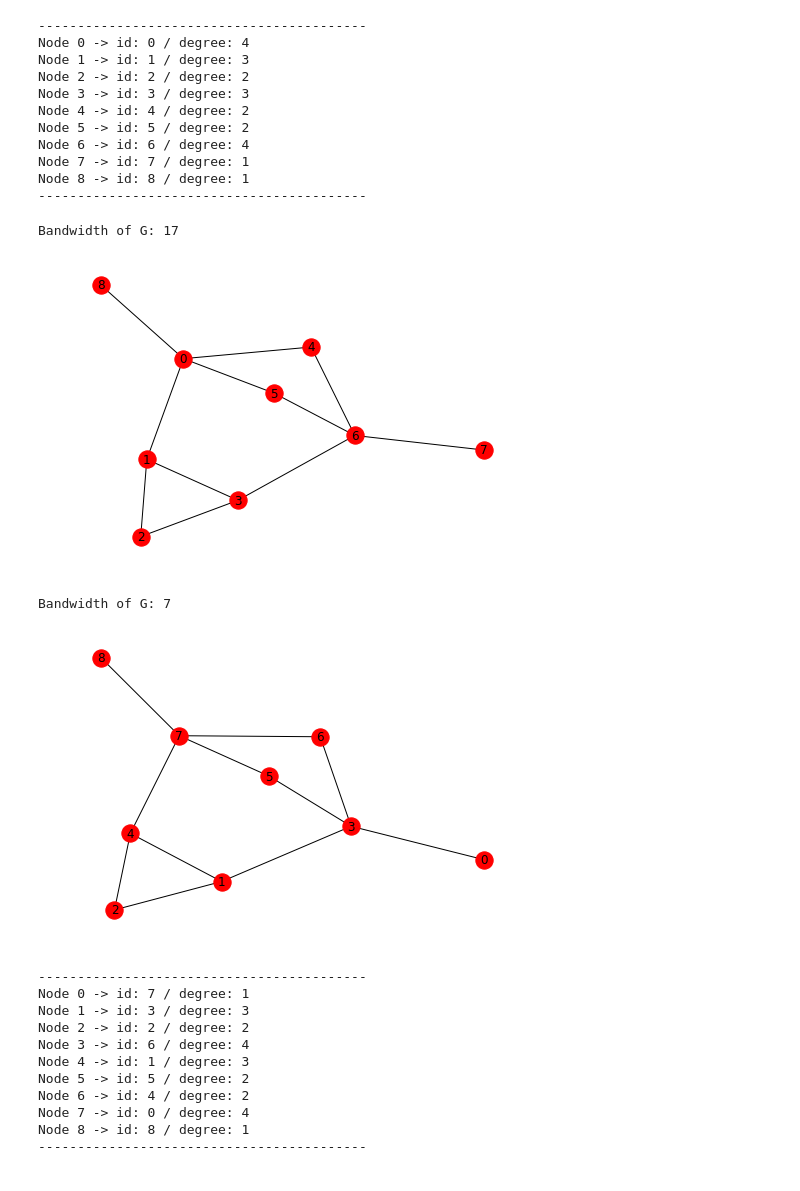
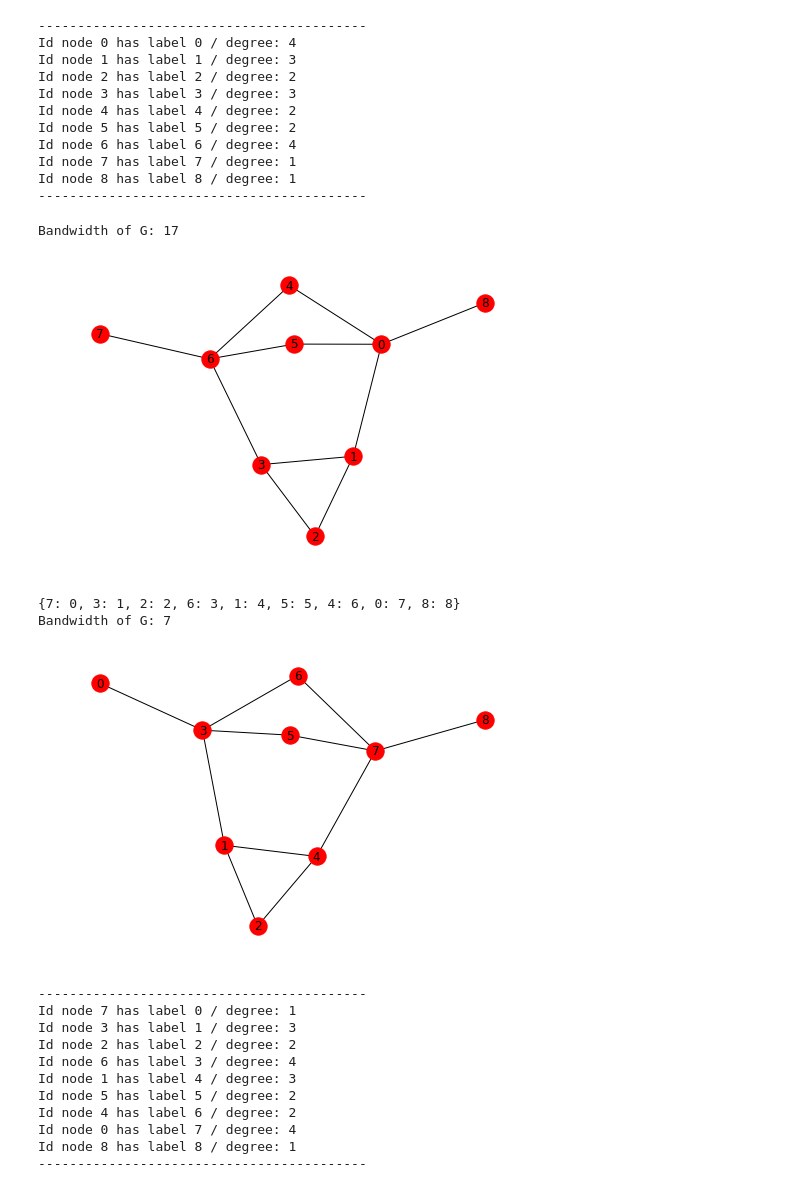
Before and after one commit to MLRG-CEFET-RJ/graph-structured-data, a Jupyter notebook: tutorials/reverse_cuthill_example.ipynb, the cells around one changed output. Drawn from its saved outputs; the diff is of its cells as text; code cells hidden in the pictures.

Commit message:
Reverse Cuthill example fixed
Fixed the calculation error in the band reduction when the nodes are not inserted in the graph in numerical order.

```diff
--- a/tutorials/reverse_cuthill_example.ipynb
+++ b/tutorials/reverse_cuthill_example.ipynb
@@ -5,7 +5,7 @@ import numpy as np
 from networkx.utils import reverse_cuthill_mckee_ordering
 # %%
 def get_bandwidth(G):
-    L = nx.laplacian_matrix(G, nodelist=sorted(G.nodes())) # Laplacian Matrix
+    L = nx.laplacian_matrix(G, nodelist=sorted(G.nodes)) # Laplacian Matrix
     x,y = np.nonzero(L)
     return (y-x).max()+(x-y).max()+1
 
@@ -13,7 +13,7 @@ def get_bandwidth(G):
 def print_nodes_info(G):
     print("------------------------------------------")
     for n in sorted(G.nodes()):
-        print('Node %d -> id: %s / degree: %d' % (n, G.nodes[n]['id'], G.degree(n)) )
+        print('Id node {} has label {} / degree: {}'.format(G.nodes[n]['id'], n, G.degree(n)))
     print("------------------------------------------")
 
 
@@ -25,7 +25,7 @@ def plot_graph(G):
 # %%
 # building graph
 G = nx.Graph()
-G.add_edges_from([(0,1),(1,2),(2,3),(0,4),(0,5),(6,7),(3,6),(0,8),(6,4),(6,5),(1,3)])
+G.add_edges_from([(0,1),(6,7),(1,2),(0,8),(2,3),(0,4),(0,5),(3,6),(6,4),(6,5),(1,3)])
 
 # add ids to nodes
 attrs = dict()
@@ -36,42 +36,44 @@ nx.set_node_attributes(G, attrs)
 print_nodes_info(G)
 # %% [output]
 ------------------------------------------
-Node 0 -> id: 0 / degree: 4
-Node 1 -> id: 1 / degree: 3
-Node 2 -> id: 2 / degree: 2
-Node 3 -> id: 3 / degree: 3
-Node 4 -> id: 4 / degree: 2
-Node 5 -> id: 5 / degree: 2
-Node 6 -> id: 6 / degree: 4
-Node 7 -> id: 7 / degree: 1
-Node 8 -> id: 8 / degree: 1
+Id node 0 has label 0 / degree: 4
+Id node 1 has label 1 / degree: 3
+Id node 2 has label 2 / degree: 2
+Id node 3 has label 3 / degree: 3
+Id node 4 has label 4 / degree: 2
+Id node 5 has label 5 / degree: 2
+Id node 6 has label 6 / degree: 4
+Id node 7 has label 7 / degree: 1
+Id node 8 has label 8 / degree: 1
 ------------------------------------------
 # %%
 print('Bandwidth of G: %d' % get_bandwidth(G))
 plot_graph(G)
 # %% [output]
 Bandwidth of G: 17
-[figure, old version]
+[figure, new version]
 # %%
 # relabel nodes using rcm
 rcm = list(reverse_cuthill_mckee_ordering(G))
-mapping = dict(zip(rcm, G.nodes))
+mapping = dict(zip(rcm, sorted(G.nodes)))
 G = nx.relabel_nodes(G, mapping)
+print(mapping)
 
 print('Bandwidth of G: %d' % get_bandwidth(G))
 plot_graph(G)
 print_nodes_info(G)
 # %% [output]
+{7: 0, 3: 1, 2: 2, 6: 3, 1: 4, 5: 5, 4: 6, 0: 7, 8: 8}
 Bandwidth of G: 7
-[figure, old version]
+[figure, new version]
 ------------------------------------------
-Node 0 -> id: 7 / degree: 1
-Node 1 -> id: 3 / degree: 3
-Node 2 -> id: 2 / degree: 2
-Node 3 -> id: 6 / degree: 4
-Node 4 -> id: 1 / degree: 3
-Node 5 -> id: 5 / degree: 2
-Node 6 -> id: 4 / degree: 2
-Node 7 -> id: 0 / degree: 4
-Node 8 -> id: 8 / degree: 1
+Id node 7 has label 0 / degree: 1
+Id node 3 has label 1 / degree: 3
+Id node 2 has label 2 / degree: 2
+Id node 6 has label 3 / degree: 4
+Id node 1 has label 4 / degree: 3
+Id node 5 has label 5 / degree: 2
+Id node 4 has label 6 / degree: 2
+Id node 0 has label 7 / degree: 4
+Id node 8 has label 8 / degree: 1
 ------------------------------------------
```
